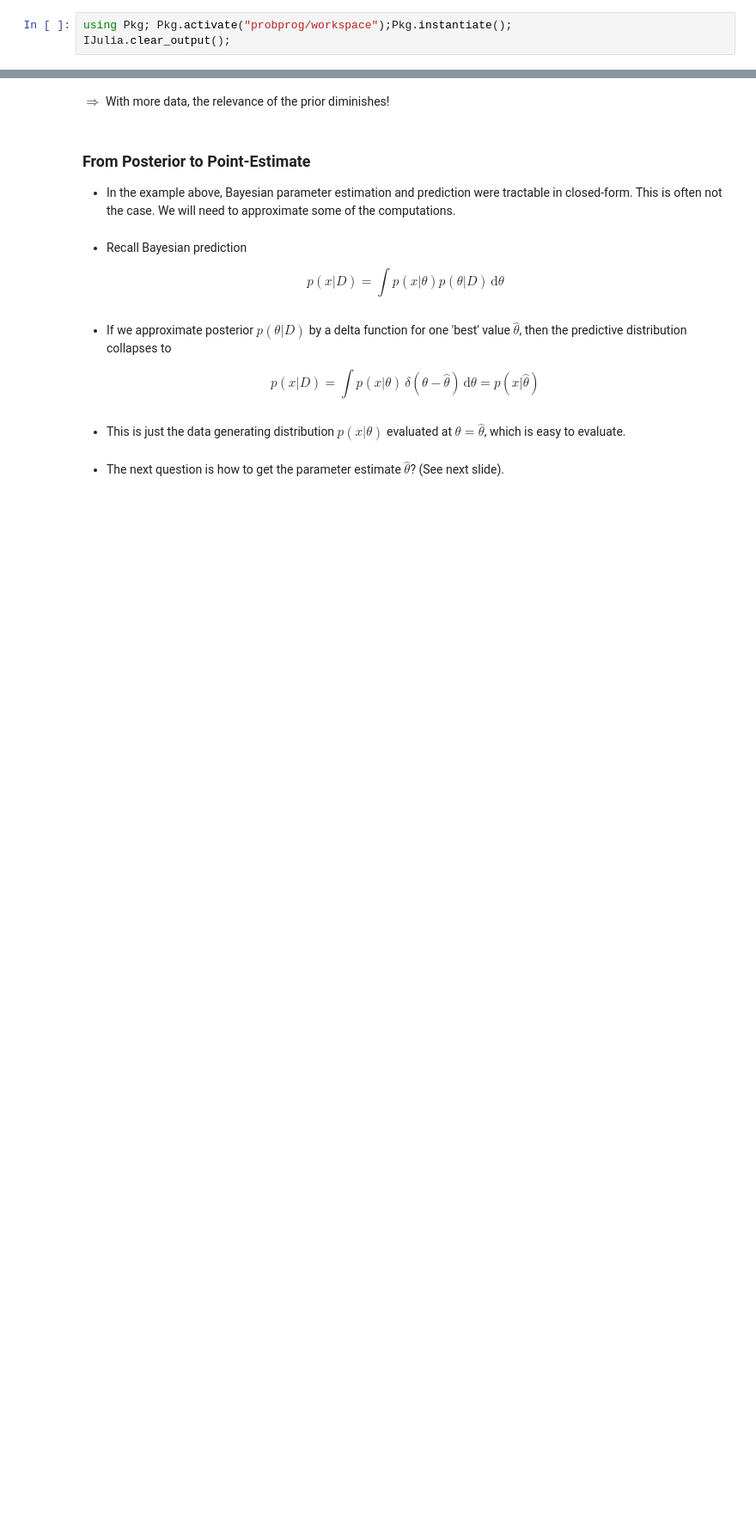
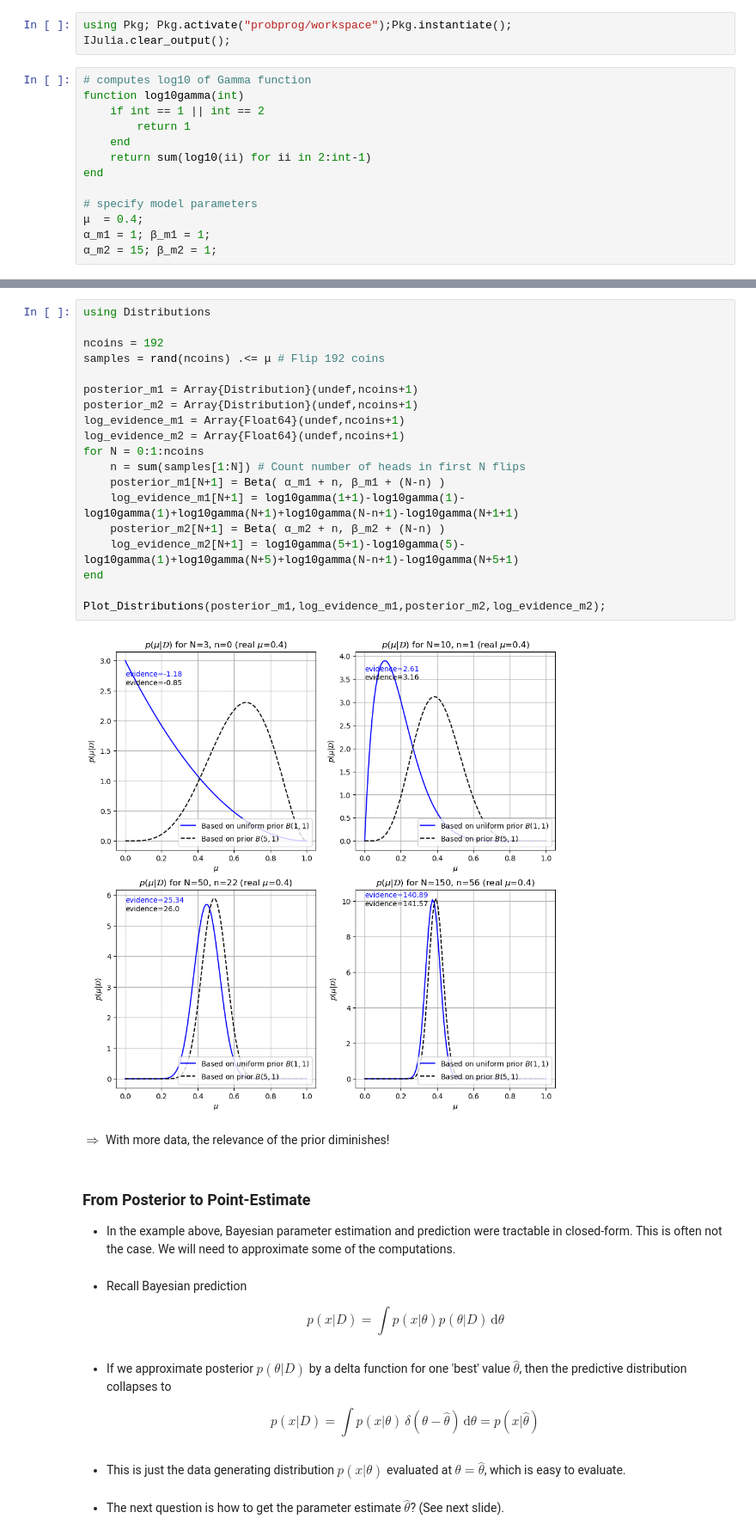
Before and after one commit to bertdv/BMLIP, a Jupyter notebook: lessons/notebooks/Bayesian-Machine-Learning.ipynb, the cells around one changed output, grey strips where cells are left out. Shown at 86% size. Cells and saved outputs as stored; diff of their text form; blank space fills up the shorter version.

```diff
--- a/lessons/notebooks/Bayesian-Machine-Learning.ipynb
+++ b/lessons/notebooks/Bayesian-Machine-Learning.ipynb
@@ -307,4 +332,17 @@ $$\begin{align*}
 # %%
 using Pkg; Pkg.activate("probprog/workspace");Pkg.instantiate();
 IJulia.clear_output();
+# %%
+# computes log10 of Gamma function
+function log10gamma(int)
+    if int == 1 || int == 2
+        return 1
+    end
+    return sum(log10(ii) for ii in 2:int-1)
+end
+
+# specify model parameters
+μ  = 0.4;
+α_m1 = 1; β_m1 = 1;
+α_m2 = 15; β_m2 = 1;
 # %%
@@ -358,3 +398,24 @@ Adding an axes using the same arguments as a previous axes currently reuses the
+# %%
+using Distributions
+
+ncoins = 192
+samples = rand(ncoins) .<= μ # Flip 192 coins
+
+posterior_m1 = Array{Distribution}(undef,ncoins+1)
+posterior_m2 = Array{Distribution}(undef,ncoins+1)
+log_evidence_m1 = Array{Float64}(undef,ncoins+1)
+log_evidence_m2 = Array{Float64}(undef,ncoins+1)
+for N = 0:1:ncoins
+    n = sum(samples[1:N]) # Count number of heads in first N flips
+    posterior_m1[N+1] = Beta( α_m1 + n, β_m1 + (N-n) )
+    log_evidence_m1[N+1] = log10gamma(1+1)-log10gamma(1)-log10gamma(1)+log10gamma(N+1)+log10gamma(N-n+1)-log10gamma(N+1+1)
+    posterior_m2[N+1] = Beta( α_m2 + n, β_m2 + (N-n) )
+    log_evidence_m2[N+1] = log10gamma(5+1)-log10gamma(5)-log10gamma(1)+log10gamma(N+5)+log10gamma(N-n+1)-log10gamma(N+5+1)
+end
+
+Plot_Distributions(posterior_m1,log_evidence_m1,posterior_m2,log_evidence_m2);
+# %% [output]
+[figure, added]
 # %% [markdown]
 $\Rightarrow$ With more data, the relevance of the prior diminishes!
 # %% [markdown]
```
Also changed, not shown: parts of 9 cells of this notebook.
